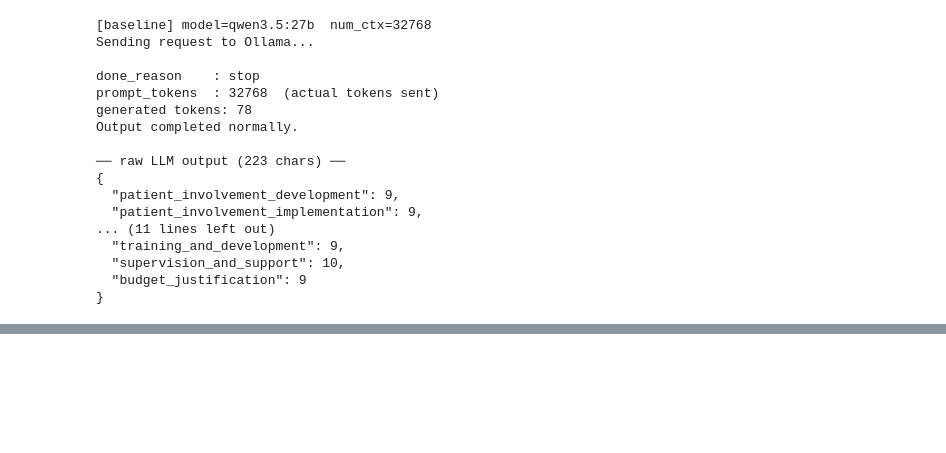
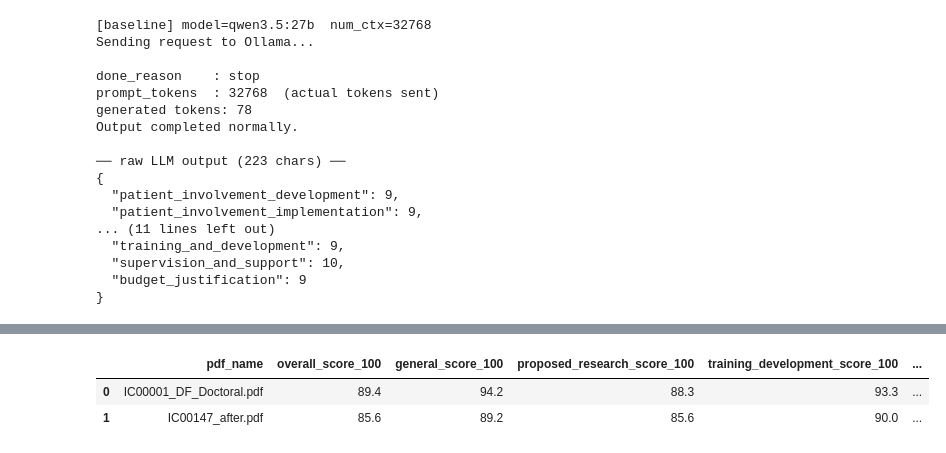
Before and after one commit to ZLF329/nlp_grant_coursework, a Jupyter notebook: score_experiments.ipynb, the cells around one changed output, grey strips where cells are left out. Cells and saved outputs as stored; diff of their text form; code cells hidden in the pictures; blank space fills up the shorter version.

Commit message:
compare with codex scores, pipeline and baseline

```diff
--- a/score_experiments.ipynb
+++ b/score_experiments.ipynb
@@ -1109,0 +1214,83 @@ Output completed normally.
+# %%
+# ── Cell C：加载 Codex 分数，与实验1/3 做三方比较 ────────────────────────────────
+# ⚠️  请先让 Codex 跑完评分并把 JSON 写入 codex_scores/ 目录，再运行此 cell。
+
+CODEX_SCORES_DIR = RESULTS_DIR / 'codex_scores'   # Codex 输出目录
+
+
+def load_codex_scores(codex_dir: Path) -> pd.DataFrame:
+    """读取 codex_scores/ 下所有 *_codex.json，聚合成与实验1/3相同格式的 DataFrame。"""
+    rubric_sections = load_rubric(CRITERIA_PATH)
+    rows = []
+    codex_files = sorted(codex_dir.glob('*_codex.json'))
+    if not codex_files:
+        print(f'⚠️  {codex_dir} 中未找到 *_codex.json 文件。')
+        print('请先让 Codex 完成评分后再运行此 cell。')
+        return pd.DataFrame()
+
+    for fpath in codex_files:
+        data = json.loads(fpath.read_text(encoding='utf-8'))
+        doc_id    = data.get('doc_id', fpath.stem.replace('_codex', ''))
+        sub_scores = data.get('sub_scores', {})
+        # 用与 baseline 相同的聚合逻辑（_aggregate_baseline 来自实验3 cell）
+        doc_type = ''
+        # 尝试从 parsed_cache 读取 doc_type
+        parsed_cache_path = PARSED_CACHE_DIR / f'{doc_id}.json'
+        if parsed_cache_path.exists():
+            try:
+                parsed_cached = json.loads(parsed_cache_path.read_text(encoding='utf-8'))
+                doc_type = (parsed_cached.get('doc_type') or '').lower()
+            except Exception:
+                pass
+
+        features, overall, avg_sub = _aggregate_baseline(sub_scores, rubric_sections, doc_type)
+        row = {
+            'pdf_name': f'{doc_id}.pdf',
+            'overall_score_100': float(overall.get('final_score_0to100', 0)),
+            'avg_signal_score_0to5': float(avg_sub),
+            'codex_file': str(fpath),
+        }
+        for key in BASELINE_SECTION_KEYS:
+            sec = features.get(key, {})
+            row[f'{key}_score_100'] = float(sec.get('overall', {}).get('final_score_0to100', 0))
+        rows.append(row)
+        print(f"  {doc_id}: overall={row['overall_score_100']:.1f} | "
+              f"avg_sub(0-5)={row['avg_signal_score_0to5']:.2f}")
+
+    return pd.DataFrame(rows)
+
+
+def compare_all_three(
+    pipeline_df: pd.DataFrame,
+    baseline_df: pd.DataFrame,
+    codex_df: pd.DataFrame,
+) -> pd.DataFrame:
+    """三方对比：pipeline vs baseline vs codex（均值）。"""
+    score_cols = ['overall_score_100'] + [f'{k}_score_100' for k in BASELINE_SECTION_KEYS]
+    rename = lambda prefix: {c: f'{prefix}_{c}' for c in score_cols}
+    p = pipeline_df.groupby('pdf_name')[
+        [c for c in score_cols if c in pipeline_df.columns]
+    ].mean().rename(columns=rename('pipeline'))
+    b = baseline_df.groupby('pdf_name')[
+        [c for c in score_cols if c in baseline_df.columns]
+    ].mean().rename(columns=rename('baseline'))
+    c = codex_df.set_index('pdf_name')[
+        [col for col in score_cols if col in codex_df.columns]
+    ].rename(columns=rename('codex'))
+    merged = p.join(b, how='outer').join(c, how='outer')
+    # diff vs codex
+    for col in score_cols:
+        if f'pipeline_{col}' in merged.columns and f'codex_{col}' in merged.columns:
+            merged[f'pipeline_vs_codex_{col}'] = merged[f'pipeline_{col}'] - merged[f'codex_{col}']
+        if f'baseline_{col}' in merged.columns and f'codex_{col}' in merged.columns:
+            merged[f'baseline_vs_codex_{col}'] = merged[f'baseline_{col}'] - merged[f'codex_{col}']
+    return merged.reset_index()
+
+
+print('Loading Codex scores from:', CODEX_SCORES_DIR)
+codex_df = load_codex_scores(CODEX_SCORES_DIR)
+if not codex_df.empty:
+    print('\n── Codex 分数 ──')
+    display_cols = ['pdf_name', 'overall_score_100'] + [f'{k}_score_100' for k in BASELINE_SECTION_KEYS]
+    display(codex_df[[c for c in display_cols if c in codex_df.columns]])
+# %% [output]
@@ -1109,0 +1302,3 @@ Output completed normally.
+|  | pdf_name | overall_score_100 | general_score_100 | proposed_research_score_100 | training_development_score_100 | ... |
+| 0 | IC00001_DF_Doctoral.pdf | 89.4 | 94.2 | 88.3 | 93.3 | ... |
+| 1 | IC00147_after.pdf | 85.6 | 89.2 | 85.6 | 90.0 | ... |
```
Also changed, not shown: parts of 7 cells of this notebook, 2 other files.
